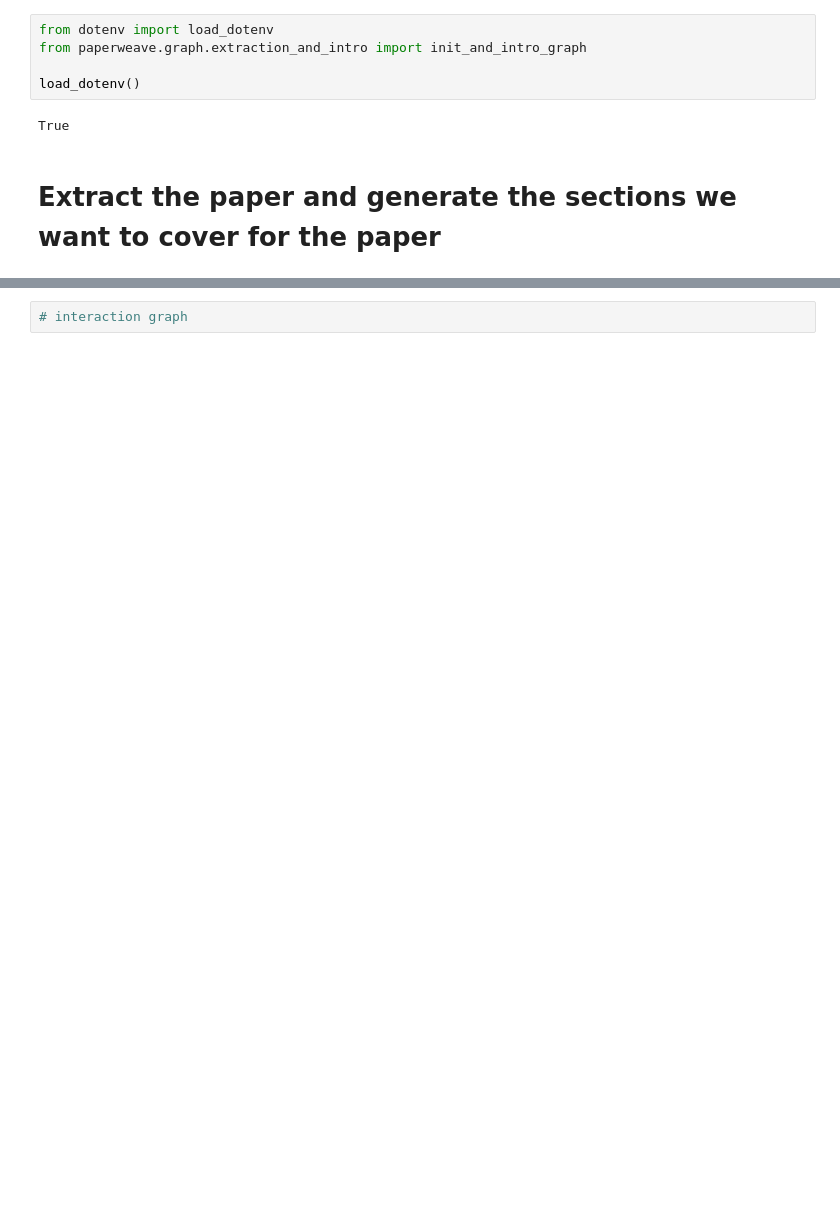
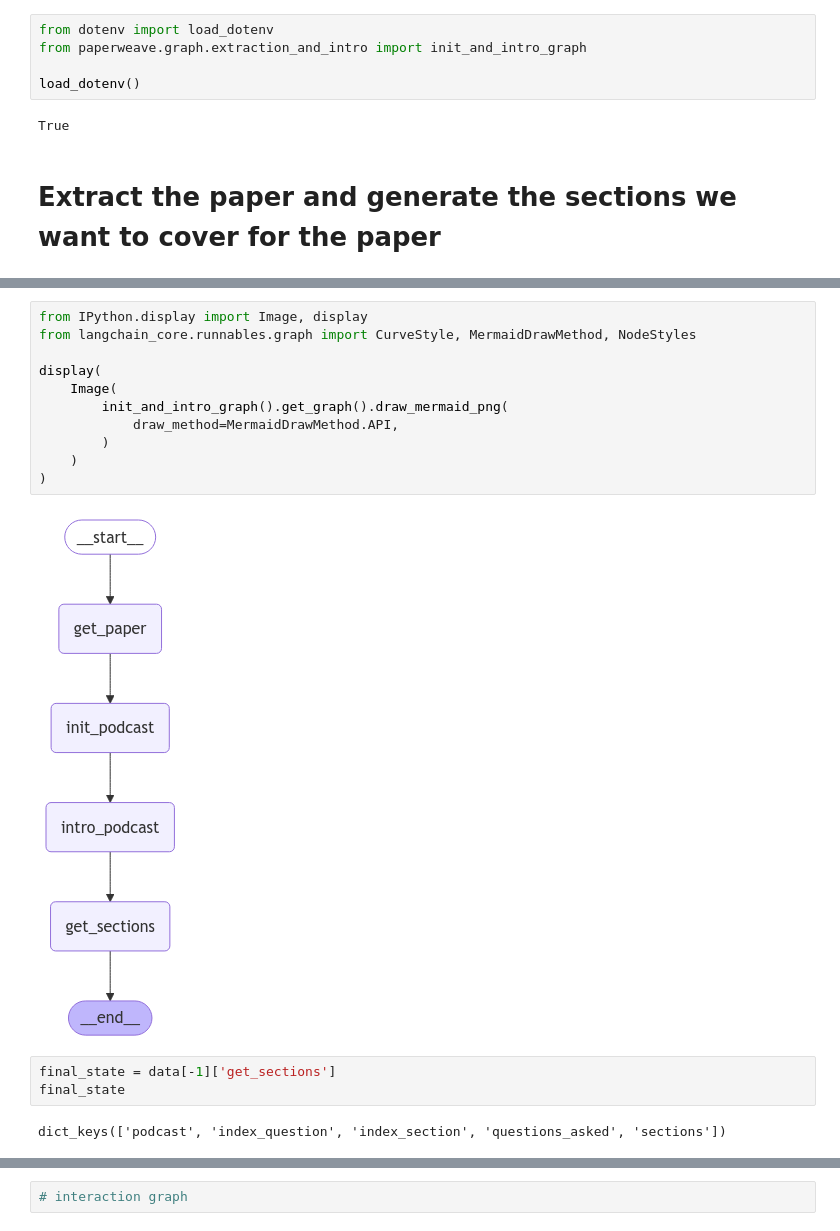
Before and after one commit to heaven00/paperweave, a Jupyter notebook: notebooks/demo.ipynb, the cells around one changed output, grey strips where cells are left out. Saved outputs shown, nothing was run; the diff lists cells and outputs as text; blank space fills up the shorter version.

```diff
--- a/notebooks/demo.ipynb
+++ b/notebooks/demo.ipynb
@@ -28,3 +25,21 @@ sections.0.number_of_question
+# %%
+from IPython.display import Image, display
+from langchain_core.runnables.graph import CurveStyle, MermaidDrawMethod, NodeStyles
+
+display(
+    Image(
+        init_and_intro_graph().get_graph().draw_mermaid_png(
+            draw_method=MermaidDrawMethod.API,
+        )
+    )
+)
+# %% [output]
+[figure, added]
+# %%
+final_state = data[-1]['get_sections']
+final_state
+# %% [output]
+dict_keys(['podcast', 'index_question', 'index_section', 'questions_asked', 'sections'])
 # %%
 # paper
 # sections / flows
```
Also changed, not shown: parts of 2 cells of this notebook, 2 other files.
